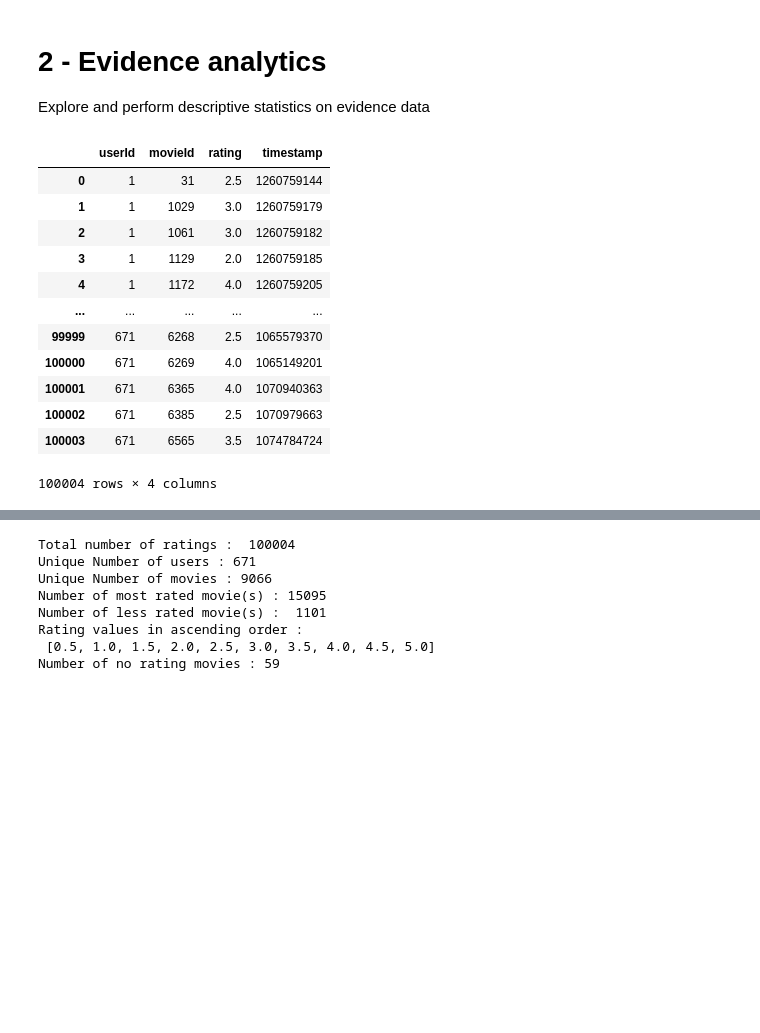
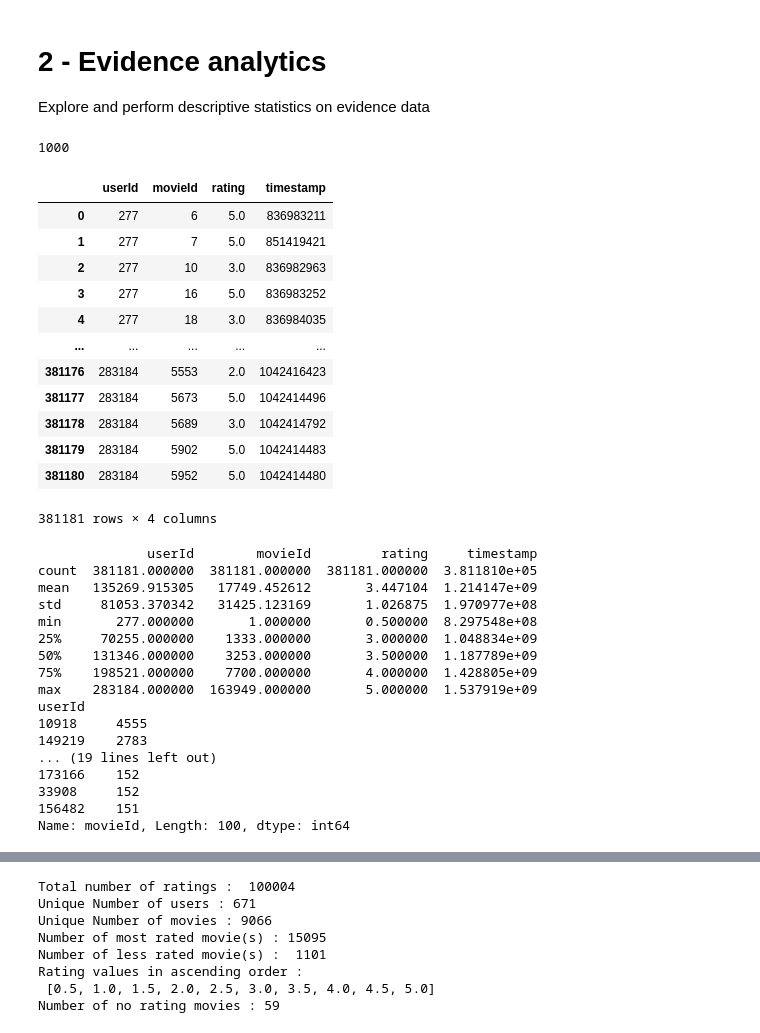
Before and after one commit to nmohymont/Recommender_Systems, a Jupyter notebook: analytics.ipynb, the cells around one changed output, grey strips where cells are left out. Drawn from its saved outputs; the diff is of its cells as text; code cells hidden in the pictures; blank space fills up the shorter version.

```diff
--- a/analytics.ipynb
+++ b/analytics.ipynb
@@ -219,23 +208,57 @@ Number of movies : 9125
 # %% [markdown]
 # 2 - Evidence analytics
 Explore and perform descriptive statistics on evidence data
-# %%
-# -- load the items and display the Dataframe
-
-df_ratings = load_ratings()
-
-display(df_ratings)
-# %% [output]
-|  | userId | movieId | rating | timestamp |
-| 0 | 1 | 31 | 2.5 | 1260759144 |
-| 1 | 1 | 1029 | 3.0 | 1260759179 |
-| 2 | 1 | 1061 | 3.0 | 1260759182 |
-| 3 | 1 | 1129 | 2.0 | 1260759185 |
-| 4 | 1 | 1172 | 4.0 | 1260759205 |
-| ... | ... | ... | ... | ... |
-| 99999 | 671 | 6268 | 2.5 | 1065579370 |
-| 100000 | 671 | 6269 | 4.0 | 1065149201 |
-| 100001 | 671 | 6365 | 4.0 | 1070940363 |
-| 100002 | 671 | 6385 | 2.5 | 1070979663 |
-| 100003 | 671 | 6565 | 3.5 | 1074784724 |
-100004 rows × 4 columns
+# %%
+# -- load the items and display the Dataframe
+
+df_ratings = load_ratings()
+
+unique_user_train = df_ratings[C.USER_ID_COL].unique()
+
+print(len(unique_user_train))
+
+display(df_ratings)
+
+print(df_ratings.describe())
+
+movies_per_user = df_ratings.groupby(C.USER_ID_COL)[C.ITEM_ID_COL].count()
+
+
+
+movies_per_user_sorted = movies_per_user.sort_values(ascending=False)
+
+print(movies_per_user_sorted)
+
+print(movies_per_user_sorted.tail(100))
+# %% [output]
+1000
+|  | userId | movieId | rating | timestamp |
+| 0 | 277 | 6 | 5.0 | 836983211 |
+| 1 | 277 | 7 | 5.0 | 851419421 |
+| 2 | 277 | 10 | 3.0 | 836982963 |
+| 3 | 277 | 16 | 5.0 | 836983252 |
+| 4 | 277 | 18 | 3.0 | 836984035 |
+| ... | ... | ... | ... | ... |
+| 381176 | 283184 | 5553 | 2.0 | 1042416423 |
+| 381177 | 283184 | 5673 | 5.0 | 1042414496 |
+| 381178 | 283184 | 5689 | 3.0 | 1042414792 |
+| 381179 | 283184 | 5902 | 5.0 | 1042414483 |
+| 381180 | 283184 | 5952 | 5.0 | 1042414480 |
+381181 rows × 4 columns
+              userId        movieId         rating     timestamp
+count  381181.000000  381181.000000  381181.000000  3.811810e+05
+mean   135269.915305   17749.452612       3.447104  1.214147e+09
+std     81053.370342   31425.123169       1.026875  1.970977e+08
+min       277.000000       1.000000       0.500000  8.297548e+08
+25%     70255.000000    1333.000000       3.000000  1.048834e+09
+50%    131346.000000    3253.000000       3.500000  1.187789e+09
+75%    198521.000000    7700.000000       4.000000  1.428805e+09
+max    283184.000000  163949.000000       5.000000  1.537919e+09
+userId
+10918     4555
+149219    2783
+... (19 lines left out)
+173166    152
+33908     152
+156482    151
+Name: movieId, Length: 100, dtype: int64
```
Also changed, not shown: parts of 9 cells of this notebook, 11 other files.
